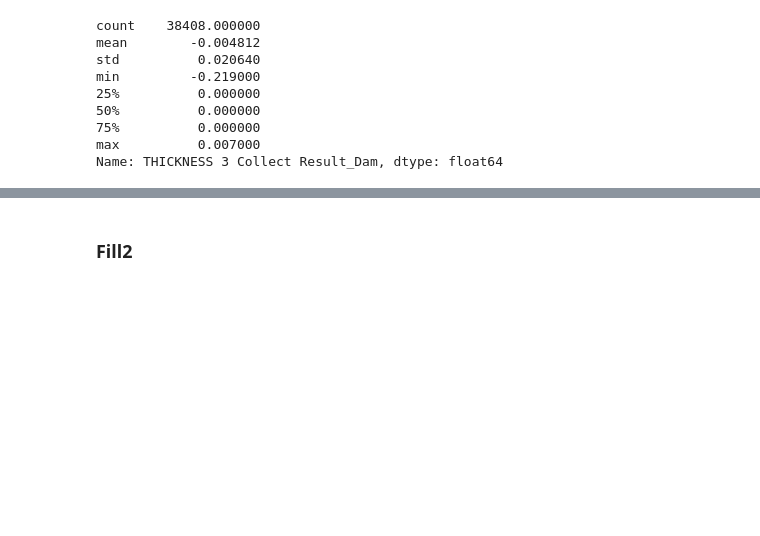
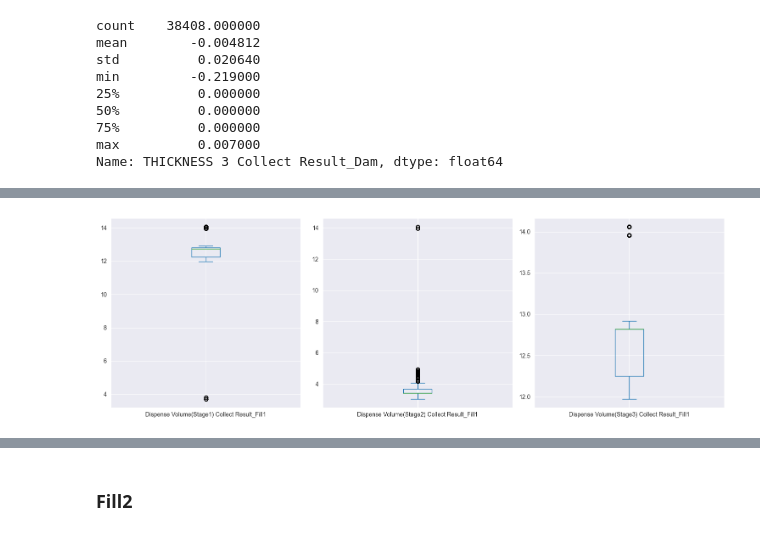
Before and after one commit to watchstep/YAIMERS, a Jupyter notebook: pre_1.ipynb, the cells around one changed output, grey strips where cells are left out. Saved outputs shown, nothing was run; the diff lists cells and outputs as text; code cells hidden in the pictures; blank space fills up the shorter version.

```diff
--- a/pre_1.ipynb
+++ b/pre_1.ipynb
@@ -1212,0 +1271,10 @@ array([-0.058, -0.219])
+# %%
+fig, axes = plt.subplots(nrows=1, ncols=3, figsize=(15, 5))
+
+df["Dispense Volume(Stage1) Collect Result_Fill1"].plot.box(ax=axes[0]);
+df["Dispense Volume(Stage2) Collect Result_Fill1"].plot.box(ax=axes[1]);
+df["Dispense Volume(Stage3) Collect Result_Fill1"].plot.box(ax=axes[2]);
+
+plt.tight_layout();
+# %% [output]
+[figure, added]
```
Also changed, not shown: parts of 132 cells of this notebook, 7 other files.
